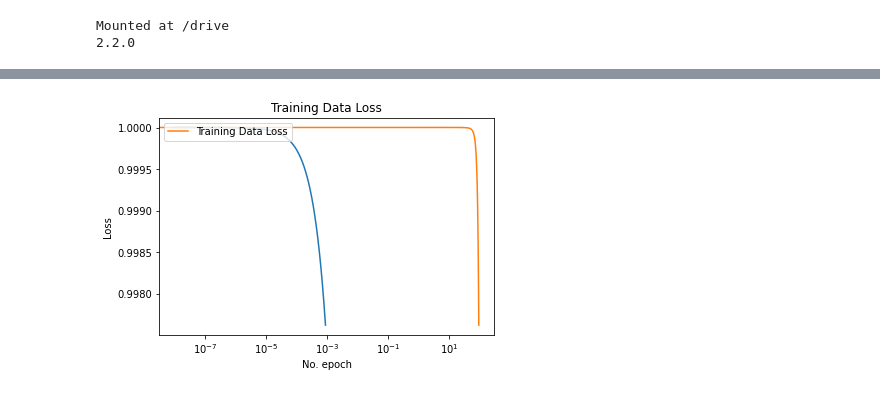
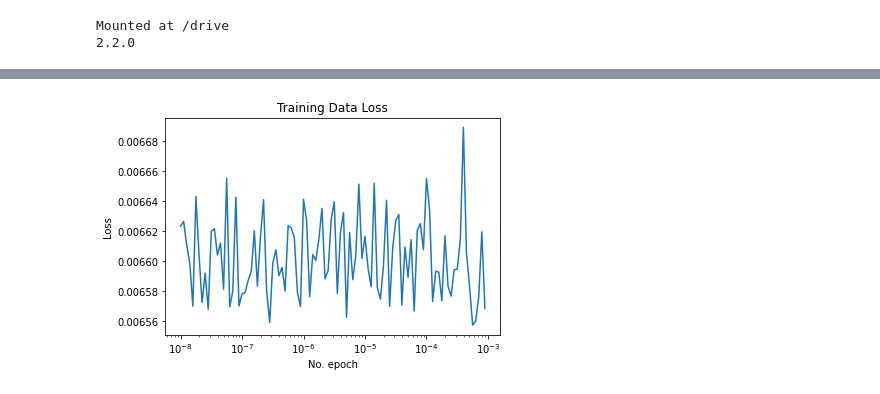
Before and after one commit to Ianfm94/Financial_Analysis, a Jupyter notebook: LSTM_Workings/Notebooks/3. LSTM_Model_Building.ipynb, the cells around one changed output, grey strips where cells are left out. Saved outputs shown, nothing was run; the diff lists cells and outputs as text; code cells hidden in the pictures.

```diff
--- a/LSTM_Workings/Notebooks/3. LSTM_Model_Building.ipynb
+++ b/LSTM_Workings/Notebooks/3. LSTM_Model_Building.ipynb
@@ -187,17 +159,9 @@ plt.show()
 # %%
 # LSTM Workings_3
 
-n_timesteps = 1
-
-x_train = np.reshape(x_train, (3780, n_timesteps, 1000))
-y_train = np.reshape(y_train, (3780, n_timesteps, 1000))
-
-x_train = np.array(x_train)
-y_train = np.array(y_train)
-
 model_2 = Sequential()
-model_2.add(Bidirectional(LSTM(units=1000, return_sequences = True, input_shape = (n_timesteps, 1000))))
-model_2.add(LSTM(1000, return_sequences = True))
+model_2.add(Bidirectional(LSTM(units=2500, return_sequences = True, input_shape = (n_timesteps, 2500))))
+model_2.add(LSTM(2500, return_sequences = True))
 model_2.add(Dropout(0.2))
 
 model_2.compile(loss='mse', optimizer="RMSprop", metrics=['accuracy'])
@@ -236,17 +200,9 @@ plt.show()
 # %%
 # LSTM Workings_4
 
-n_timesteps = 1
-
-x_train = np.reshape(x_train, (3780, n_timesteps, 1000))
-y_train = np.reshape(y_train, (3780, n_timesteps, 1000))
-
-x_train = np.array(x_train)
-y_train = np.array(y_train)
-
 model_3 = Sequential()
-model_3.add(Bidirectional(LSTM(units=1000, return_sequences = True, input_shape = (n_timesteps, 1000))))
-model_3.add(LSTM(1000, return_sequences = True))
+model_3.add(Bidirectional(LSTM(units=2500, return_sequences = True, input_shape = (n_timesteps, 2500))))
+model_3.add(LSTM(2500, return_sequences = True))
 model_3.add(Dropout(0.2))
 
 model_3.compile(loss='hinge', optimizer="RMSprop", metrics=['accuracy'])
@@ -285,26 +241,18 @@ plt.show()
 # %%
 # LSTM Workings_4b
 
-n_timesteps = 1
-
-x_train = np.reshape(x_train, (3780, n_timesteps, 1000))
-y_train = np.reshape(y_train, (3780, n_timesteps, 1000))
-
-x_train = np.array(x_train)
-y_train = np.array(y_train)
-
 model_3 = Sequential()
-model_3.add(Bidirectional(LSTM(units=1000, return_sequences = True, input_shape = (n_timesteps, 1000))))
-model_3.add(LSTM(1000, return_sequences = True))
+model_3.add(Bidirectional(LSTM(units=2500, return_sequences = True, input_shape = (n_timesteps, 2500))))
+model_3.add(LSTM(2500, return_sequences = True))
 model_3.add(Dropout(0.2))
 
 lr_schedule = LearningRateScheduler(lambda epoch: 1e-8 * 10**(epoch / 20))
 
 optimizer = SGD(lr=1e-8, momentum=0.9)
 
-model_3.compile(loss='hinge',
+model_3.compile(loss='binary_crossentropy',
               optimizer=optimizer,
-              metrics=(["mae"]))
+              metrics=(["accuracy"]))
 
 results_3 = model_3.fit(x_train, y_train, epochs=100, batch_size=32,
                         shuffle=True, callbacks=[lr_schedule])
@@ -331,15 +279,14 @@ None
 # %%
 plt.semilogx(results_3.history["lr"], results_3.history["loss"])
 
-plt.plot(results_3.history['loss'][5:], label='Training Data Loss')
+#plt.plot(results_3.history['loss'], label='Training Data Loss')
 
 plt.title('Training Data Loss')
 plt.ylabel('Loss')
 plt.xlabel('No. epoch')
-plt.legend(loc="upper left")
 plt.show()
 # %% [output]
-[figure, old version]
+[figure, new version]
 # %%
 # LSTM Workings_4c
 
```
Also changed, not shown: parts of 23 cells of this notebook.
